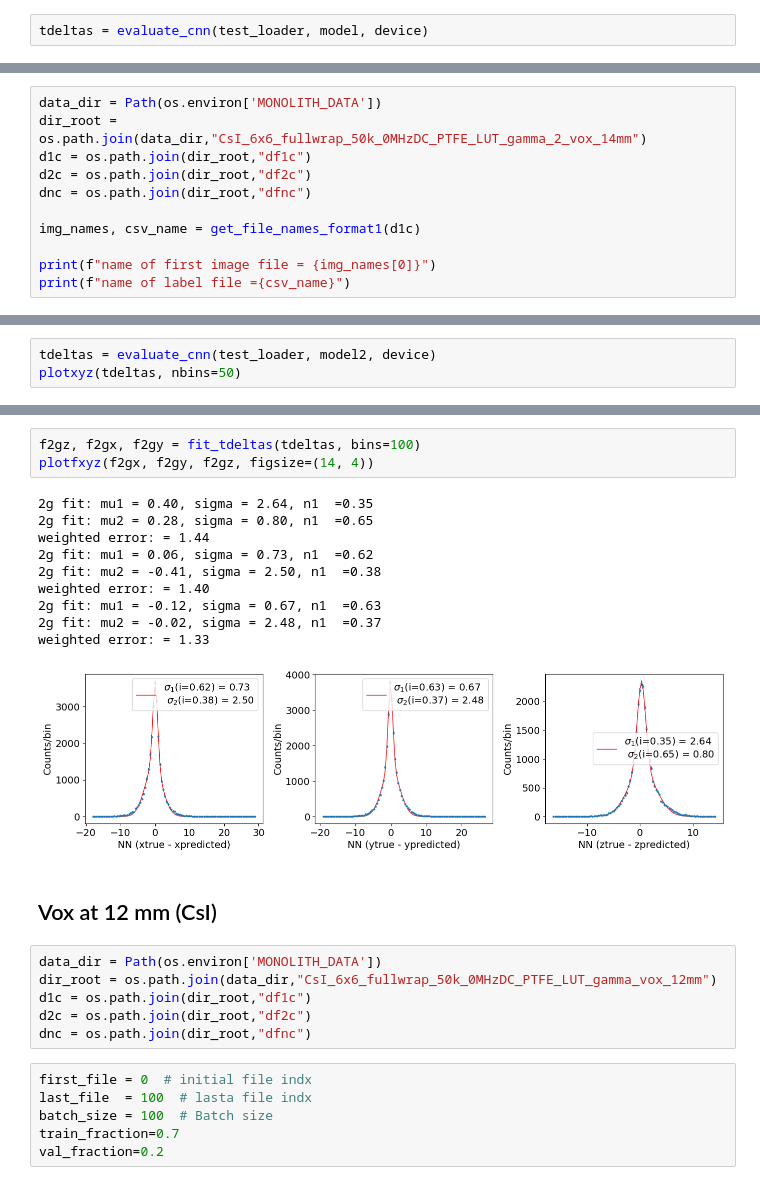
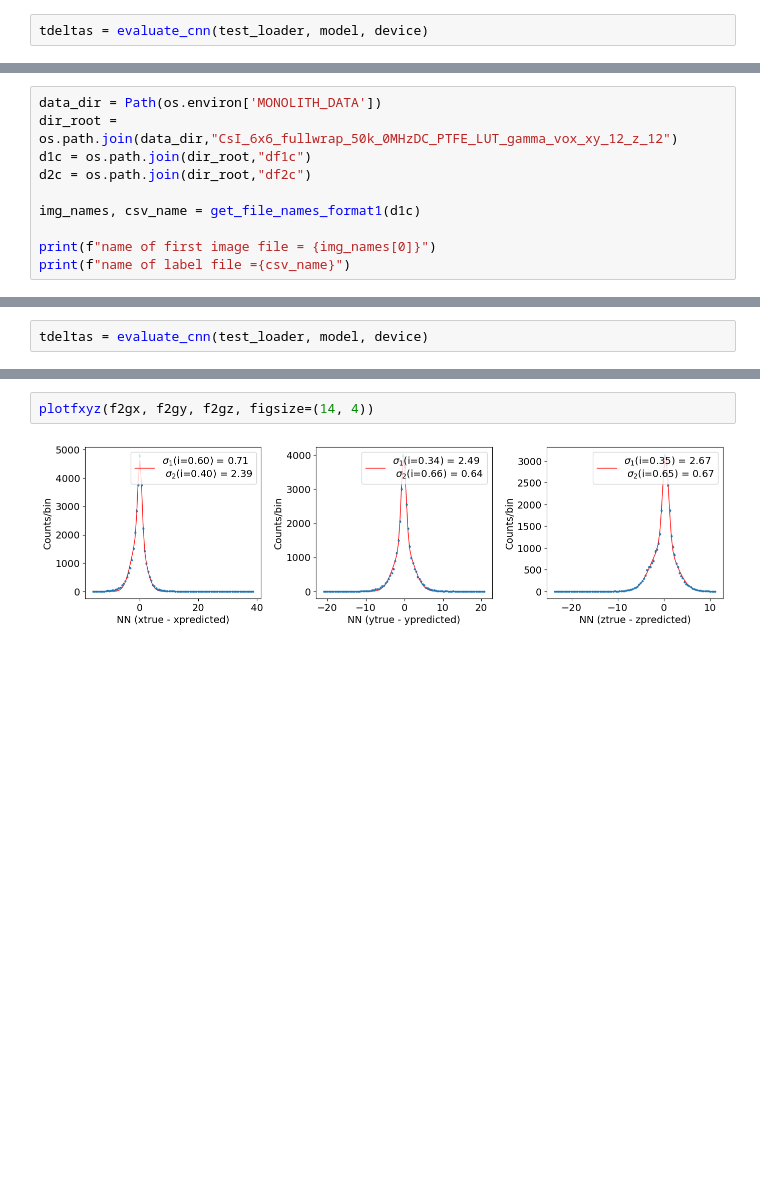
Before and after one commit to jjgomezcadenas/pymono, a Jupyter notebook: notebooks/cnnStudyApril2024/XnetRs2.ipynb, the cells around one changed output, grey strips where cells are left out. Cells and saved outputs as stored; diff of their text form; blank space fills up the shorter version.

```diff
--- a/notebooks/cnnStudyApril2024/XnetRs2.ipynb
+++ b/notebooks/cnnStudyApril2024/XnetRs2.ipynb
@@ -485,9 +245,8 @@ plotfxyz(f2gx, f2gy, f2gz, figsize=(14, 4))
 # %%
 data_dir = Path(os.environ['MONOLITH_DATA'])
-dir_root = os.path.join(data_dir,"CsI_6x6_fullwrap_50k_0MHzDC_PTFE_LUT_gamma_2_vox_14mm")
+dir_root = os.path.join(data_dir,"CsI_6x6_fullwrap_50k_0MHzDC_PTFE_LUT_gamma_vox_xy_12_z_12")
 d1c = os.path.join(dir_root,"df1c")
 d2c = os.path.join(dir_root,"df2c")
-dnc = os.path.join(dir_root,"dfnc")
 
 img_names, csv_name = get_file_names_format1(d1c)
 
@@ -583,3 +337,2 @@ plot_loss(20, train_losses, val_losses,figsize=(6, 4))
 # %%
-tdeltas = evaluate_cnn(test_loader, model2, device)
-plotxyz(tdeltas, nbins=50)
+tdeltas = evaluate_cnn(test_loader, model, device)
@@ -676,28 +351,4 @@ plotxyz(tdeltas, nbins=50)
 # %%
-f2gz, f2gx, f2gy = fit_tdeltas(tdeltas, bins=100)
 plotfxyz(f2gx, f2gy, f2gz, figsize=(14, 4))
 # %% [output]
-2g fit: mu1 = 0.40, sigma = 2.64, n1  =0.35
-2g fit: mu2 = 0.28, sigma = 0.80, n1  =0.65
-weighted error: = 1.44
-2g fit: mu1 = 0.06, sigma = 0.73, n1  =0.62
-2g fit: mu2 = -0.41, sigma = 2.50, n1  =0.38
-weighted error: = 1.40
-2g fit: mu1 = -0.12, sigma = 0.67, n1  =0.63
-2g fit: mu2 = -0.02, sigma = 2.48, n1  =0.37
-weighted error: = 1.33
-[figure, old version]
+[figure, new version]
-# %% [markdown]
-## Vox at 12 mm (CsI)
-# %%
-data_dir = Path(os.environ['MONOLITH_DATA'])
-dir_root = os.path.join(data_dir,"CsI_6x6_fullwrap_50k_0MHzDC_PTFE_LUT_gamma_vox_12mm")
-d1c = os.path.join(dir_root,"df1c")
-d2c = os.path.join(dir_root,"df2c")
-dnc = os.path.join(dir_root,"dfnc")
-# %%
-first_file = 0  # initial file indx
-last_file  = 100  # lasta file indx
-batch_size = 100  # Batch size
-train_fraction=0.7
-val_fraction=0.2
```
Also changed, not shown: parts of 59 cells of this notebook, 12 other files.
